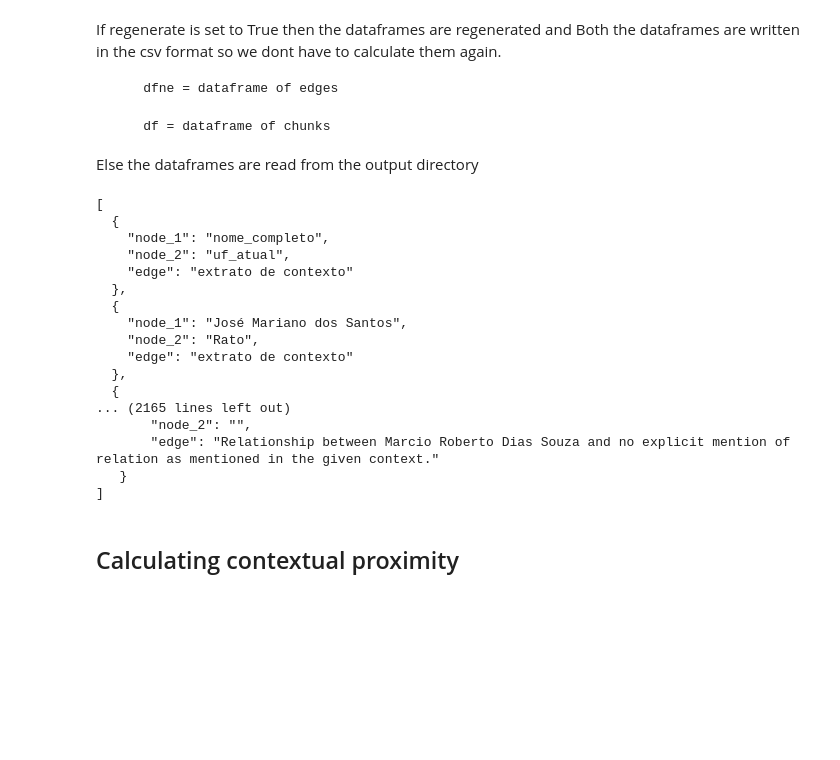
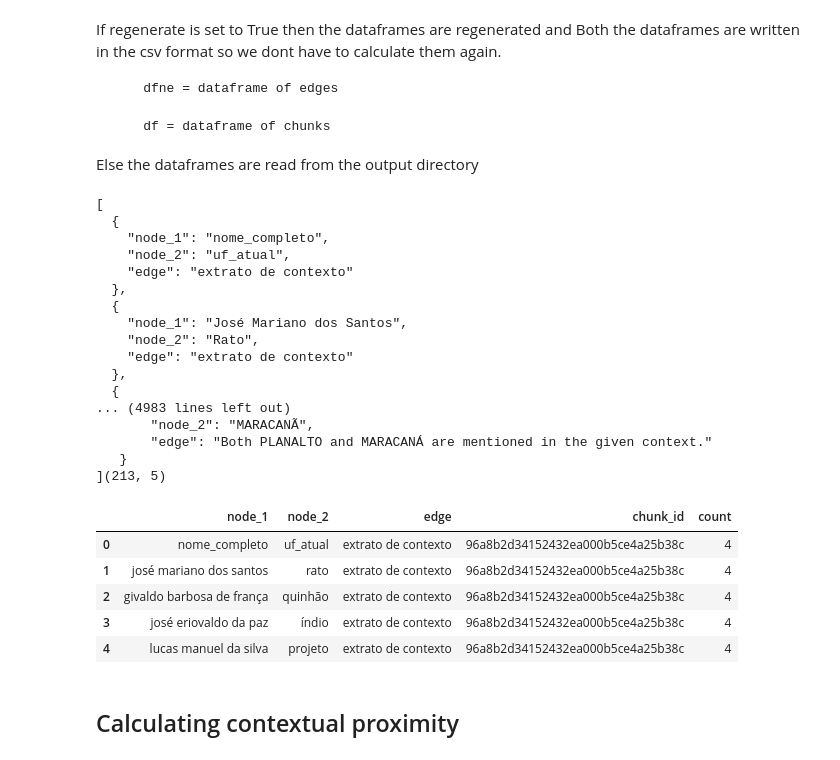
Before and after one commit to carlosrobertodevops/ai-rahulnyk-knowledge_graph, a Jupyter notebook: extract_graph.ipynb, the cells around one changed output. Drawn from its saved outputs; the diff is of its cells as text; code cells hidden in the pictures; blank space fills up the shorter version.

```diff
--- a/extract_graph.ipynb
+++ b/extract_graph.ipynb
@@ -90,44 +90,50 @@ If regenerate is set to True then the dataframes are regenerated and Both the da
 Else the dataframes are read from the output directory
 # %%
 ## To regenerate the graph with LLM, set this to True
-regenerate = True
+regenerate = False
 
 if regenerate:
     concepts_list = df2Graph(df, model="zephyr:latest")
     dfg1 = graph2Df(concepts_list)
     if not os.path.exists(outputdirectory):
         os.makedirs(outputdirectory)
 
     dfg1.to_csv(outputdirectory / "graph.csv", sep="|", index=False)
     df.to_csv(outputdirectory / "chunks.csv", sep="|", index=False)
 else:
     dfg1 = pd.read_csv(outputdirectory / "graph.csv", sep="|")
 
 dfg1.replace("", np.nan, inplace=True)
 dfg1.dropna(subset=["node_1", "node_2", "edge"], inplace=True)
 dfg1["count"] = 4
 ## Increasing the weight of the relation to 4.
 ## We will assign the weight of 1 when later the contextual proximity will be calculated.
 print(dfg1.shape)
 dfg1.head()
 # %% [output]
 [
   {
     "node_1": "nome_completo",
     "node_2": "uf_atual",
     "edge": "extrato de contexto"
   },
   {
     "node_1": "José Mariano dos Santos",
     "node_2": "Rato",
     "edge": "extrato de contexto"
   },
   {
-... (2165 lines left out)
-       "node_2": "",
-       "edge": "Relationship between Marcio Roberto Dias Souza and no explicit mention of relation as mentioned in the given context."
+... (4983 lines left out)
+       "node_2": "MARACANÃ",
+       "edge": "Both PLANALTO and MARACANÁ are mentioned in the given context."
    }
-]
+](213, 5)
+|  | node_1 | node_2 | edge | chunk_id | count |
+| 0 | nome_completo | uf_atual | extrato de contexto | 96a8b2d34152432ea000b5ce4a25b38c | 4 |
+| 1 | josé mariano dos santos | rato | extrato de contexto | 96a8b2d34152432ea000b5ce4a25b38c | 4 |
+| 2 | givaldo barbosa de frança | quinhão | extrato de contexto | 96a8b2d34152432ea000b5ce4a25b38c | 4 |
+| 3 | josé eriovaldo da paz | índio | extrato de contexto | 96a8b2d34152432ea000b5ce4a25b38c | 4 |
+| 4 | lucas manuel da silva | projeto | extrato de contexto | 96a8b2d34152432ea000b5ce4a25b38c | 4 |
 # %% [markdown]
 ## Calculating contextual proximity
 # %%
```
Also changed, not shown: parts of 5 cells of this notebook, 3 other files.
